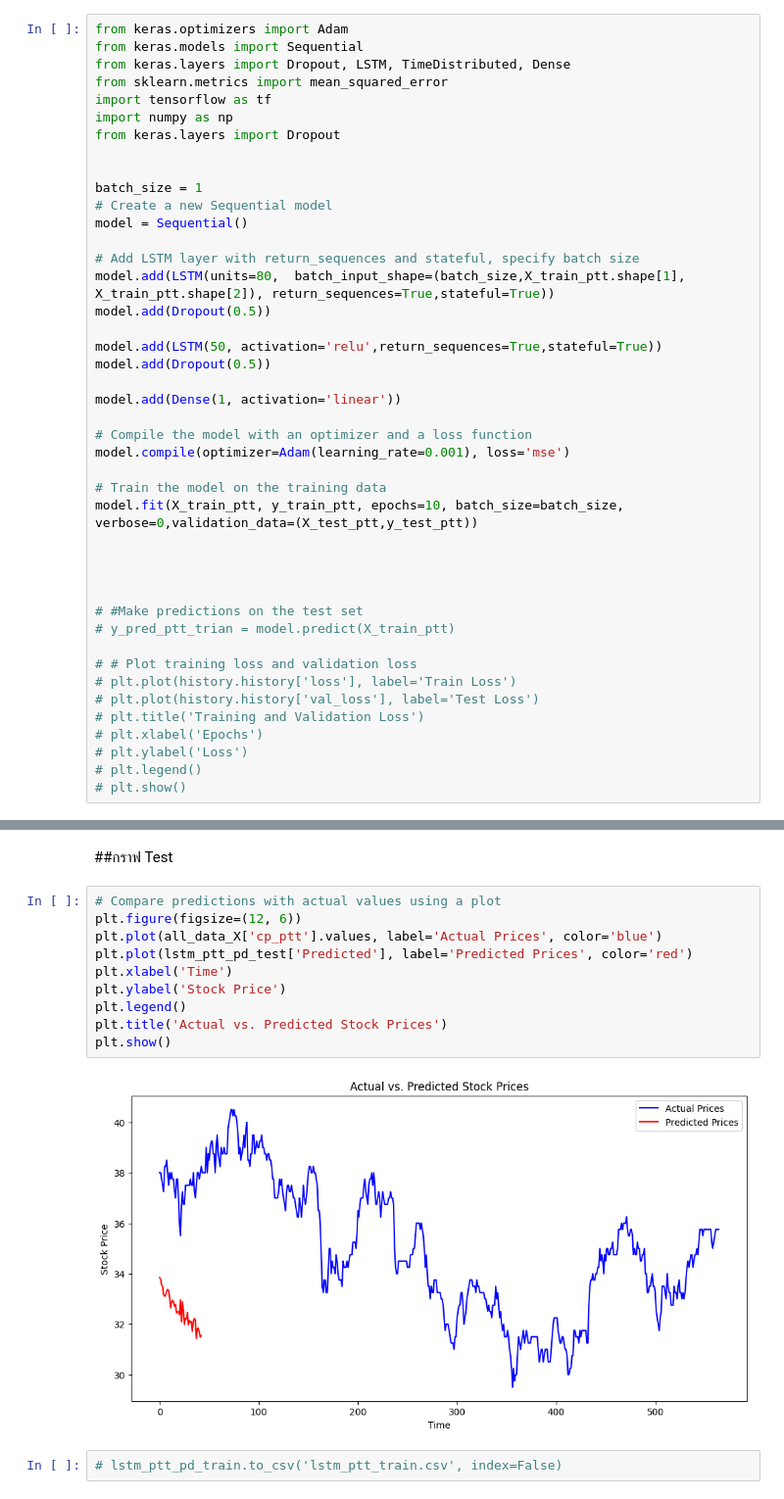
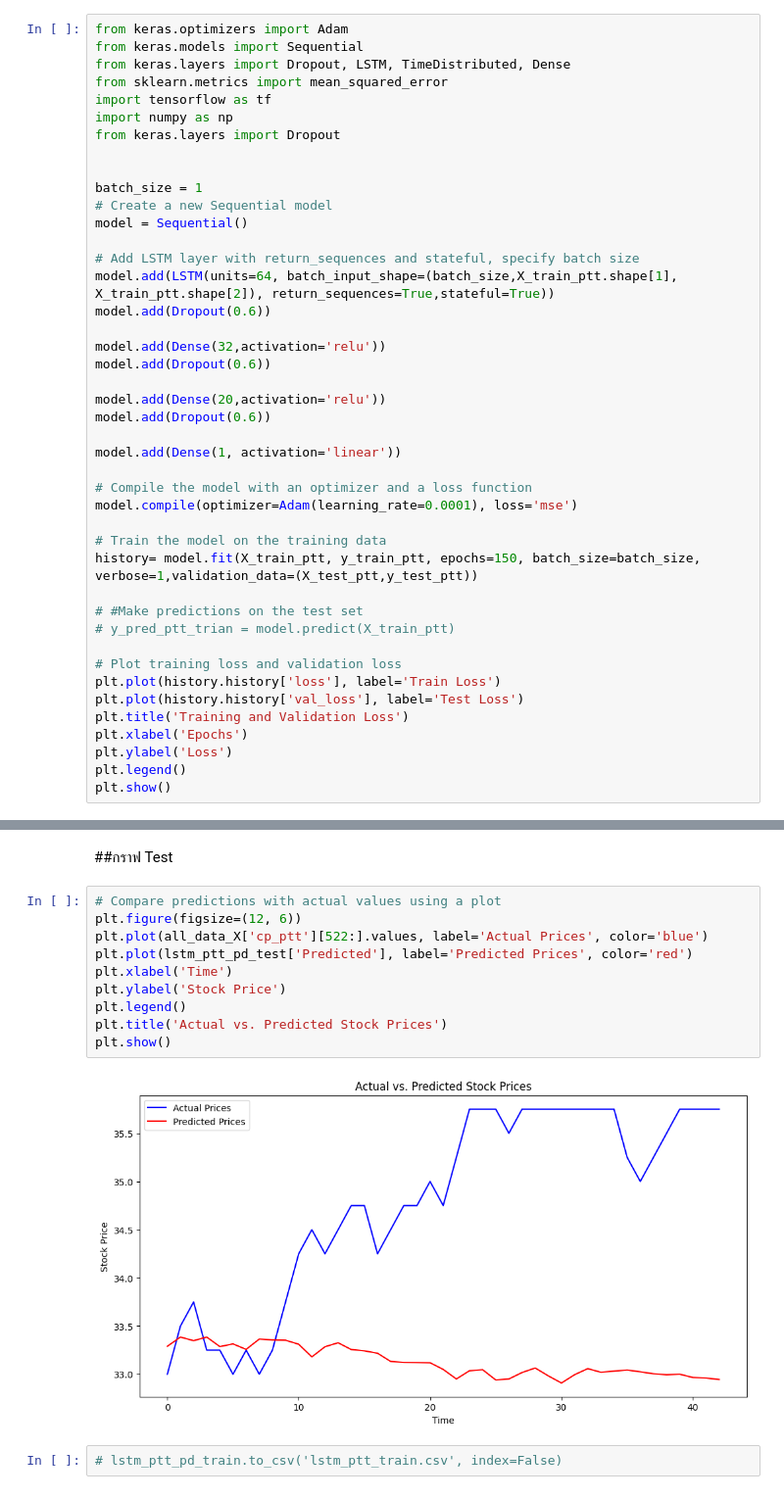
Before and after one commit to Suriya6744/Project, a Jupyter notebook: LSTM_final.ipynb, the cells around one changed output, grey strips where cells are left out. Shown at 98% size. Cells and saved outputs as stored; diff of their text form.

```diff
--- a/LSTM_final.ipynb
+++ b/LSTM_final.ipynb
@@ -942,32 +1327,32 @@ batch_size = 1
 model = Sequential()
 
 # Add LSTM layer with return_sequences and stateful, specify batch size
-model.add(LSTM(units=80,  batch_input_shape=(batch_size,X_train_ptt.shape[1], X_train_ptt.shape[2]), return_sequences=True,stateful=True))
-model.add(Dropout(0.5))
+model.add(LSTM(units=64, batch_input_shape=(batch_size,X_train_ptt.shape[1], X_train_ptt.shape[2]), return_sequences=True,stateful=True))
+model.add(Dropout(0.6))
 
-model.add(LSTM(50, activation='relu',return_sequences=True,stateful=True))
-model.add(Dropout(0.5))
+model.add(Dense(32,activation='relu'))
+model.add(Dropout(0.6))
+
+model.add(Dense(20,activation='relu'))
+model.add(Dropout(0.6))
 
 model.add(Dense(1, activation='linear'))
 
 # Compile the model with an optimizer and a loss function
-model.compile(optimizer=Adam(learning_rate=0.001), loss='mse')
+model.compile(optimizer=Adam(learning_rate=0.0001), loss='mse')
 
 # Train the model on the training data
-model.fit(X_train_ptt, y_train_ptt, epochs=10, batch_size=batch_size, verbose=0,validation_data=(X_test_ptt,y_test_ptt))
-
-
-
+history= model.fit(X_train_ptt, y_train_ptt, epochs=150, batch_size=batch_size, verbose=1,validation_data=(X_test_ptt,y_test_ptt))
 
 # #Make predictions on the test set
 # y_pred_ptt_trian = model.predict(X_train_ptt)
 
-# # Plot training loss and validation loss
-# plt.plot(history.history['loss'], label='Train Loss')
-# plt.plot(history.history['val_loss'], label='Test Loss')
-# plt.title('Training and Validation Loss')
-# plt.xlabel('Epochs')
-# plt.ylabel('Loss')
-# plt.legend()
-# plt.show()
+# Plot training loss and validation loss
+plt.plot(history.history['loss'], label='Train Loss')
+plt.plot(history.history['val_loss'], label='Test Loss')
+plt.title('Training and Validation Loss')
+plt.xlabel('Epochs')
+plt.ylabel('Loss')
+plt.legend()
+plt.show()
 # %% [output]
@@ -1186,15 +1558,15 @@ Mean Absolute Percentage Error (MAPE) :7.108%
 # %%
 # Compare predictions with actual values using a plot
 plt.figure(figsize=(12, 6))
-plt.plot(all_data_X['cp_ptt'].values, label='Actual Prices', color='blue')
+plt.plot(all_data_X['cp_ptt'][522:].values, label='Actual Prices', color='blue')
 plt.plot(lstm_ptt_pd_test['Predicted'], label='Predicted Prices', color='red')
 plt.xlabel('Time')
 plt.ylabel('Stock Price')
 plt.legend()
 plt.title('Actual vs. Predicted Stock Prices')
 plt.show()
 # %% [output]
-[figure, old version]
+[figure, new version]
 # %%
 # lstm_ptt_pd_train.to_csv('lstm_ptt_train.csv', index=False)
 # %%
```
Also changed, not shown: parts of 84 cells of this notebook.
